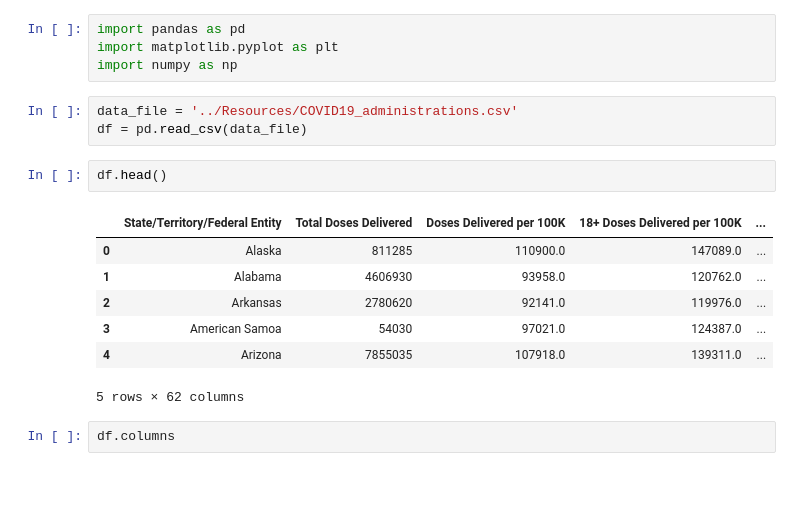
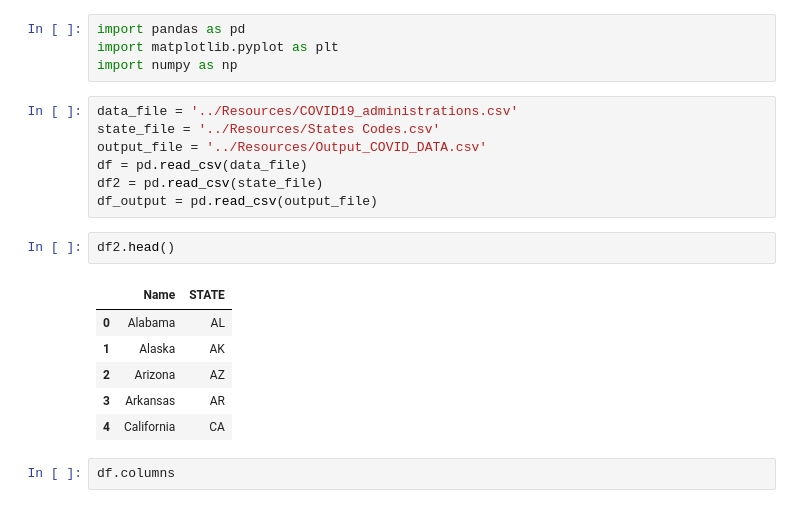
Before and after one commit to DataTortuga/COVID19-Vaccine-Analysis, a Jupyter notebook: Data_Cleaning/COVID19_VACCINE_ADMIN.ipynb, the cells around one changed output. Saved outputs shown, nothing was run; the diff lists cells and outputs as text; blank space fills up the shorter version.

```diff
--- a/Data_Cleaning/COVID19_VACCINE_ADMIN.ipynb
+++ b/Data_Cleaning/COVID19_VACCINE_ADMIN.ipynb
@@ -4,17 +4,20 @@ import matplotlib.pyplot as plt
 import numpy as np
 # %%
 data_file = '../Resources/COVID19_administrations.csv'
+state_file = '../Resources/States Codes.csv'
+output_file = '../Resources/Output_COVID_DATA.csv'
 df = pd.read_csv(data_file)
+df2 = pd.read_csv(state_file)
+df_output = pd.read_csv(output_file)
 # %%
-df.head()
+df2.head()
 # %% [output]
-|  | State/Territory/Federal Entity | Total Doses Delivered | Doses Delivered per 100K | 18+ Doses Delivered per 100K | ... |
-| 0 | Alaska | 811285 | 110900.0 | 147089.0 | ... |
-| 1 | Alabama | 4606930 | 93958.0 | 120762.0 | ... |
-| 2 | Arkansas | 2780620 | 92141.0 | 119976.0 | ... |
-| 3 | American Samoa | 54030 | 97021.0 | 124387.0 | ... |
-| 4 | Arizona | 7855035 | 107918.0 | 139311.0 | ... |
+|  | Name | STATE |
+| 0 | Alabama | AL |
+| 1 | Alaska | AK |
+| 2 | Arizona | AZ |
+| 3 | Arkansas | AR |
+| 4 | California | CA |
-5 rows × 62 columns
 # %%
 df.columns
 # %% [output]
```
Also changed, not shown: parts of 21 cells of this notebook, 6 other files.
